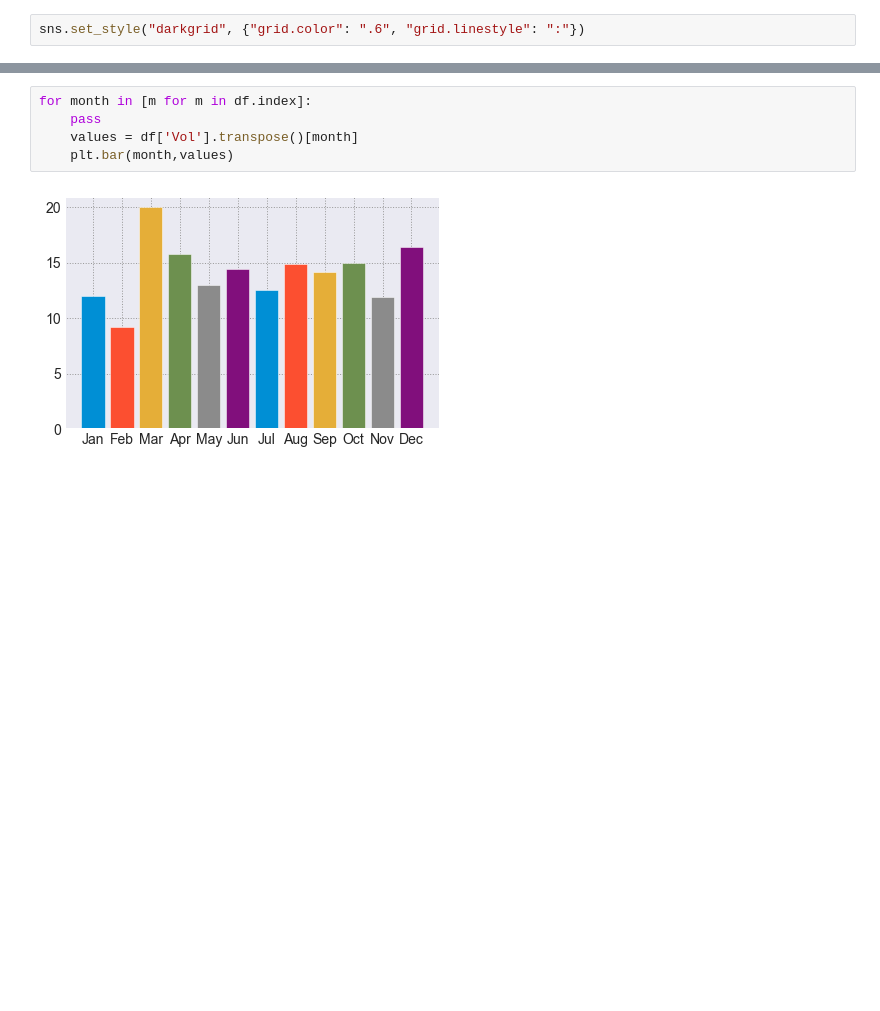
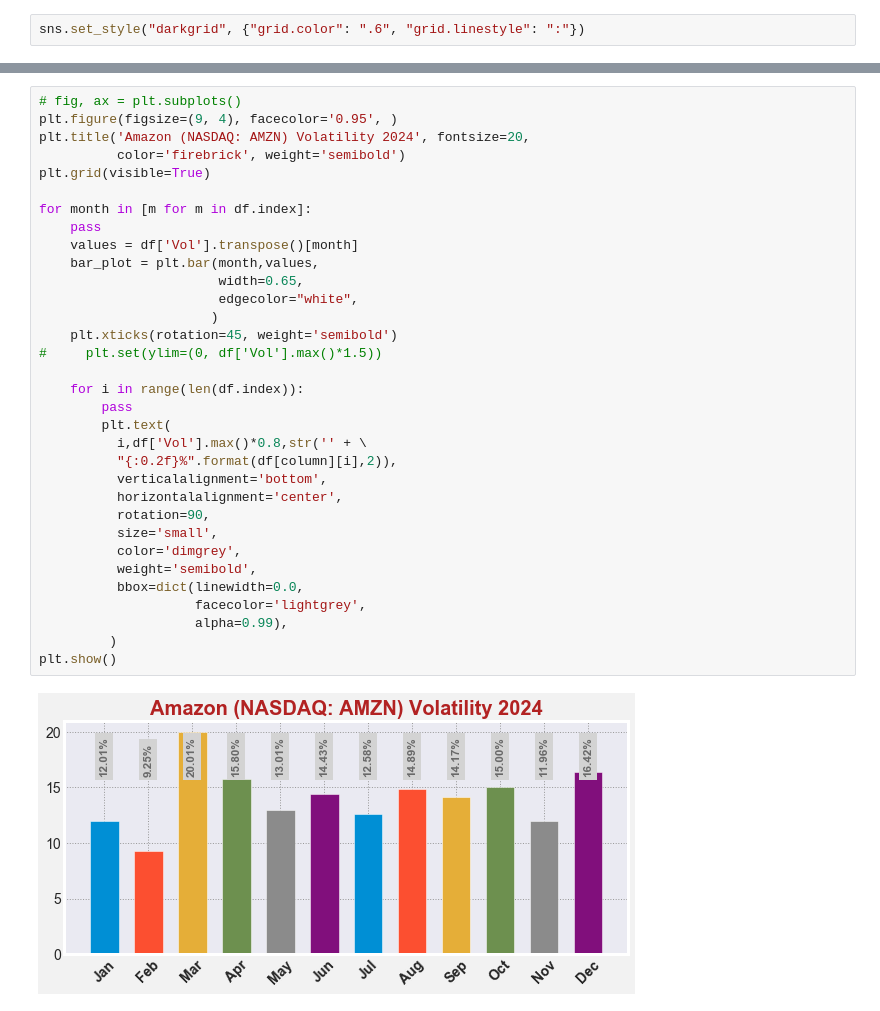
Before and after one commit to attila5287/scrap_and_dataviz, a Jupyter notebook: scrap_and_frame.ipynb, the cells around one changed output, grey strips where cells are left out. Saved outputs shown, nothing was run; the diff lists cells and outputs as text; blank space fills up the shorter version.

```diff
--- a/scrap_and_frame.ipynb
+++ b/scrap_and_frame.ipynb
@@ -143,10 +143,38 @@ df.transpose()
 | Pes | 2579.540039 | 2934.260010 | 2654.649902 | 2869.669922 | 3033.729980 | 3062.729980 | 2692.580078 | 2632.449951 | 2507.250000 | 2436.080078 | 2606.100098 | ... |
 | Opt | 2931.659912 | 3233.360107 | 3318.689941 | 3408.320068 | 3487.530029 | 3579.250000 | 3079.899902 | 3093.050049 | 2921.169922 | 2865.979980 | 2960.000000 | ... |
 | Vol | 12.010000 | 9.250000 | 20.010000 | 15.800000 | 13.010000 | 14.430000 | 12.580000 | 14.890000 | 14.170000 | 15.000000 | 11.960000 | ... |
-# %%
-for month in [m for m in df.index]:
-    pass
-    values = df['Vol'].transpose()[month]
-    plt.bar(month,values)
-# %% [output]
-[figure, removed]
+# %%
+# fig, ax = plt.subplots()
+plt.figure(figsize=(9, 4), facecolor='0.95', )
+plt.title('Amazon (NASDAQ: AMZN) Volatility 2024', fontsize=20,
+          color='firebrick', weight='semibold')
+plt.grid(visible=True)
+
+for month in [m for m in df.index]:
+    pass
+    values = df['Vol'].transpose()[month]
+    bar_plot = plt.bar(month,values,
+                       width=0.65,
+                       edgecolor="white",
+                      )
+    plt.xticks(rotation=45, weight='semibold')
+#     plt.set(ylim=(0, df['Vol'].max()*1.5))
+
+    for i in range(len(df.index)):
+        pass
+        plt.text(
+          i,df['Vol'].max()*0.8,str('' + \
+          "{:0.2f}%".format(df[column][i],2)),
+          verticalalignment='bottom',
+          horizontalalignment='center',
+          rotation=90,
+          size='small',
+          color='dimgrey',
+          weight='semibold',
+          bbox=dict(linewidth=0.0,
+                    facecolor='lightgrey',
+                    alpha=0.99),
+         )
+plt.show()
+# %% [output]
+[figure, added]
```
Also changed, not shown: parts of 2 cells of this notebook.
